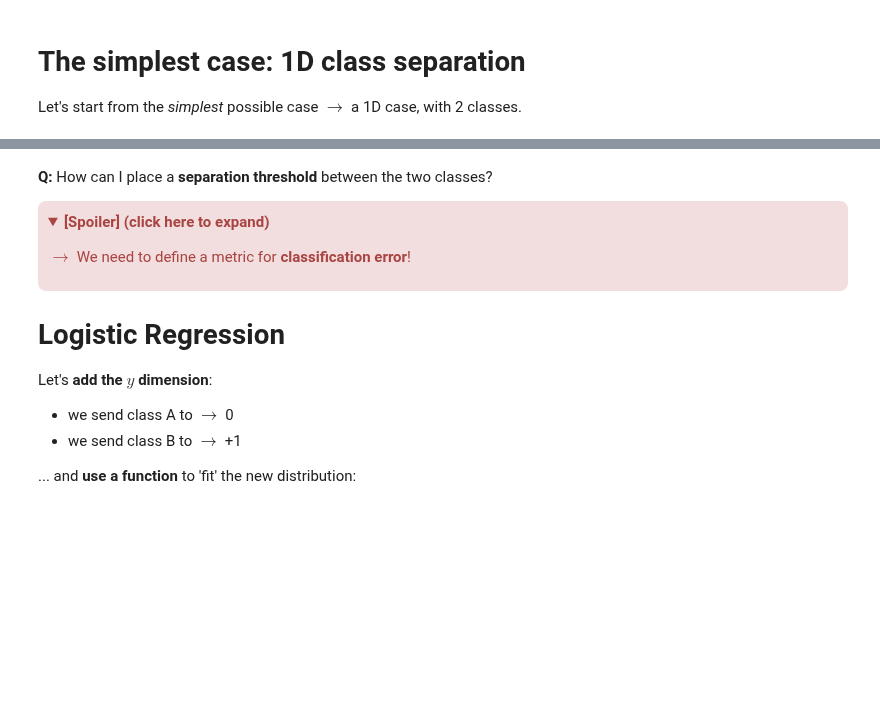
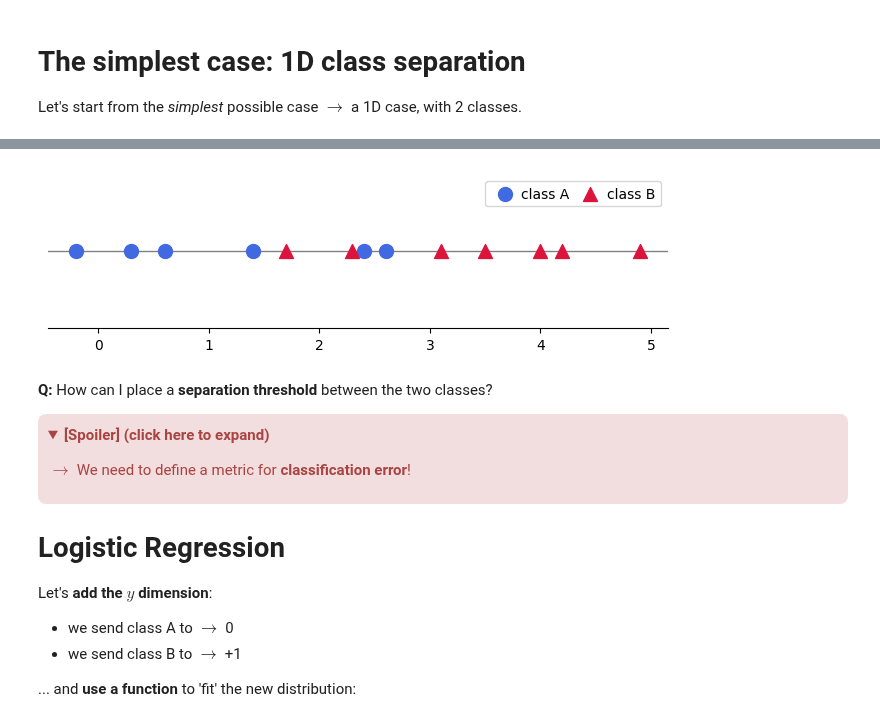
Before and after one commit to gitpeblo/ML_book, a Jupyter notebook: ML_book_site/chapters/chapter4/C40_classification.ipynb, the cells around one changed output, grey strips where cells are left out. Saved outputs shown, nothing was run; the diff lists cells and outputs as text; code cells hidden in the pictures; folded sections open; blank space fills up the shorter version.

```diff
--- a/ML_book_site/chapters/chapter4/C40_classification.ipynb
+++ b/ML_book_site/chapters/chapter4/C40_classification.ipynb
@@ -15,27 +15,20 @@ This work is the intellectual property of `Paolo Bonfini`. All content produced
 Let's start from the _simplest_ possible case $\rightarrow$ a 1D case, with 2 classes.
 # %%
 import numpy as np
-import plotly.graph_objects as go
-import plotly.io as pio
-from IPython.display import IFrame
-
-pio.renderers.default = 'iframe'
+import matplotlib.pyplot as plt
 
 X = np.array([-0.2, 0.3, 0.6, 1.4, 1.7, 2.3, 2.4, 2.6, 3.1, 3.5, 4.0, 4.2, 4.9])
 labels = np.array([0, 0, 0, 0, 1, 1, 0, 0, 1, 1, 1, 1, 1])
 
-fig = go.Figure([
-    go.Scatter(x=X[labels==0], y=np.zeros(sum(labels==0)), mode='markers', name='class A',
-               marker=dict(symbol='circle', size=20, color='royalblue')),
-    go.Scatter(x=X[labels==1], y=np.zeros(sum(labels==1)), mode='markers', name='class B',
-               marker=dict(symbol='triangle-up', size=20, color='crimson'))
-])
+plt.figure(figsize=(8, 2))
+plt.scatter(X[labels==0], np.zeros(sum(labels==0)), s=100, c='royalblue', label='class A', marker='o')
+plt.scatter(X[labels==1], np.zeros(sum(labels==1)), s=100, c='crimson', label='class B', marker='^')
 
-fig.update_xaxes(showgrid=False)
-fig.update_yaxes(showgrid=False, zeroline=True, zerolinecolor='black', zerolinewidth=3, showticklabels=False)
-fig.update_layout(height=300, plot_bgcolor='white')
-
-pio.write_html(fig, file='plot.html', include_plotlyjs='cdn', full_html=True)
-
-IFrame('plot.html', width=900, height=500)
+plt.gca().spines['top'].set_visible(False)
+plt.gca().spines['right'].set_visible(False)
+plt.gca().spines['left'].set_visible(False)
+plt.yticks([])
+plt.axhline(0, color='grey', linewidth=1, zorder=-1)
+plt.legend(ncol=3, handletextpad=0.2, columnspacing=0.5)
+plt.show()
 # %% [output]
@@ -43,3 +35,4 @@ IFrame('plot.html', width=900, height=500)
+[figure, added]
 # %% [markdown]
 **Q:** How can I place a **separation threshold** between the two classes?
 
```
Also changed, not shown: parts of 2 cells of this notebook, 8 other files.
